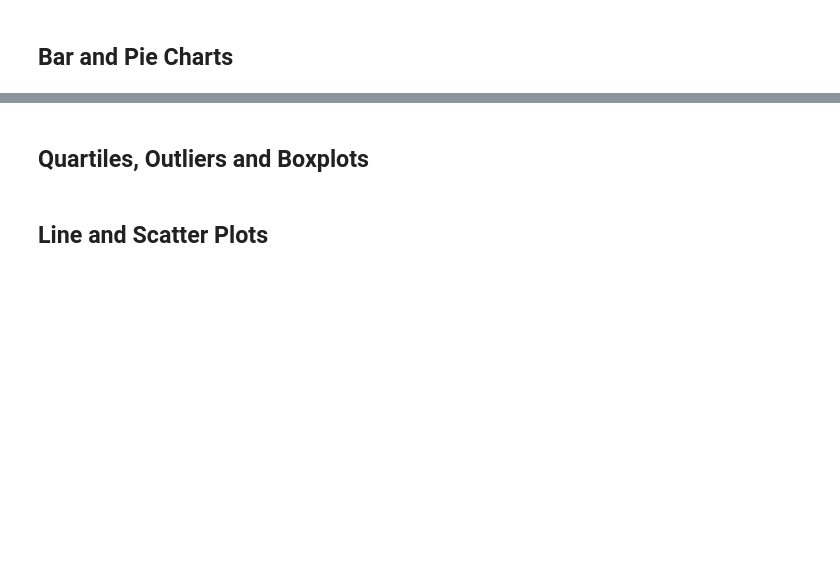
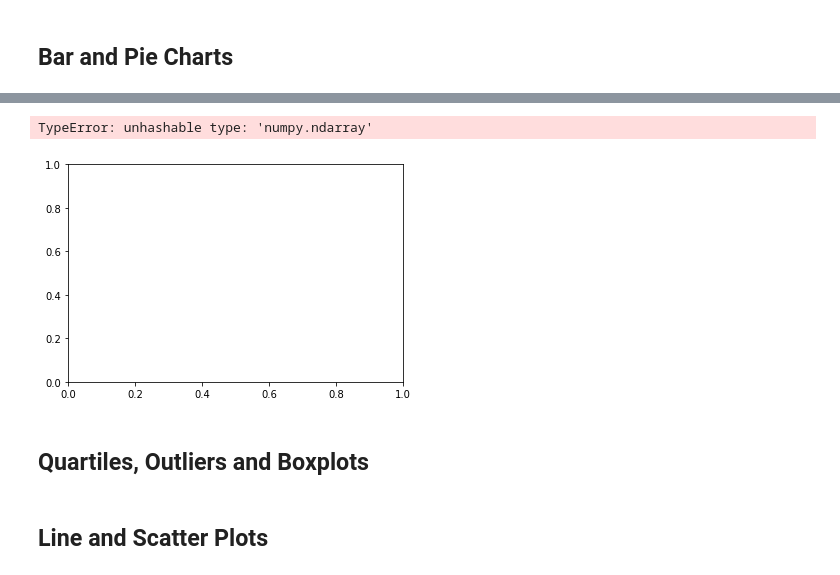
Before and after one commit to A-vital/Pymaceuticals, a Jupyter notebook: Pymaceuticals/Pymaceuticals.ipynb, the cells around one changed output, grey strips where cells are left out. Drawn from its saved outputs; the diff is of its cells as text; code cells hidden in the pictures; blank space fills up the shorter version.

```diff
--- a/Pymaceuticals/Pymaceuticals.ipynb
+++ b/Pymaceuticals/Pymaceuticals.ipynb
@@ -135,6 +163,9 @@ TypeError: __init__() got an unexpected keyword argument 'kind'
 # %%
 # Generate a bar plot showing the total number of unique mice tested on each drug regimen using pyplot.
-plt.bar()
+plt.bar(RG, 100)
+# %% [output]
+TypeError: unhashable type: 'numpy.ndarray'
+[figure, added]
 # %%
 # Generate a pie plot showing the distribution of female versus male mice using pandas
 # %%
```
Also changed, not shown: parts of 2 cells of this notebook.
